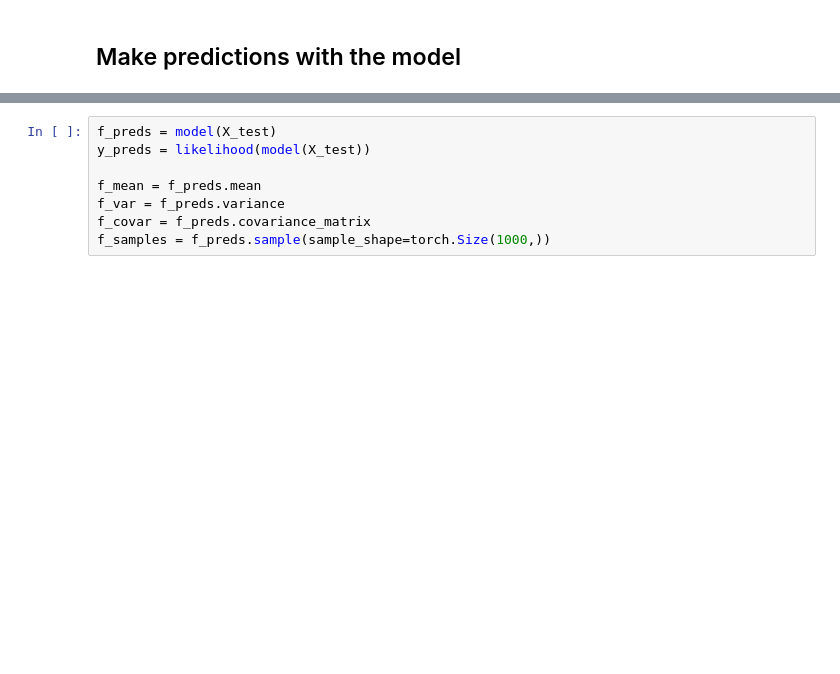
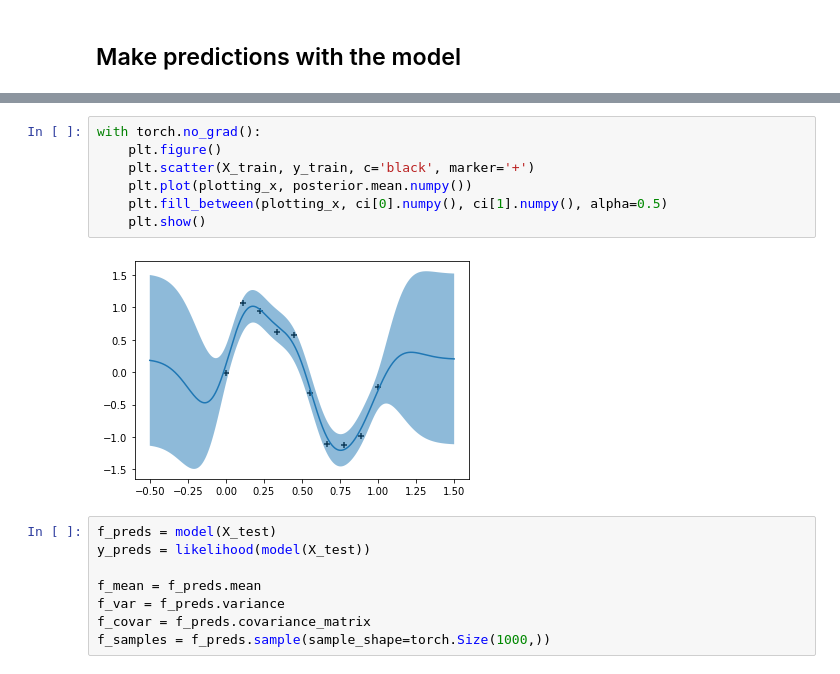
Before and after one commit to Utkarshp1/Bayesian_Optimisation, a Jupyter notebook: Gaussian_Processes_Regression.ipynb, the cells around one changed output, grey strips where cells are left out. Cells and saved outputs as stored; diff of their text form; blank space fills up the shorter version.

```diff
--- a/Gaussian_Processes_Regression.ipynb
+++ b/Gaussian_Processes_Regression.ipynb
@@ -104,3 +192,12 @@ Iter 50/50 - Loss: -0.072  lengthscale: 0.240   noise: 0.032
+# %%
+with torch.no_grad():
+    plt.figure()
+    plt.scatter(X_train, y_train, c='black', marker='+')
+    plt.plot(plotting_x, posterior.mean.numpy())
+    plt.fill_between(plotting_x, ci[0].numpy(), ci[1].numpy(), alpha=0.5)
+    plt.show()
+# %% [output]
+[figure, added]
 # %%
 f_preds = model(X_test)
 y_preds = likelihood(model(X_test))
```
Also changed, not shown: parts of 19 cells of this notebook.
